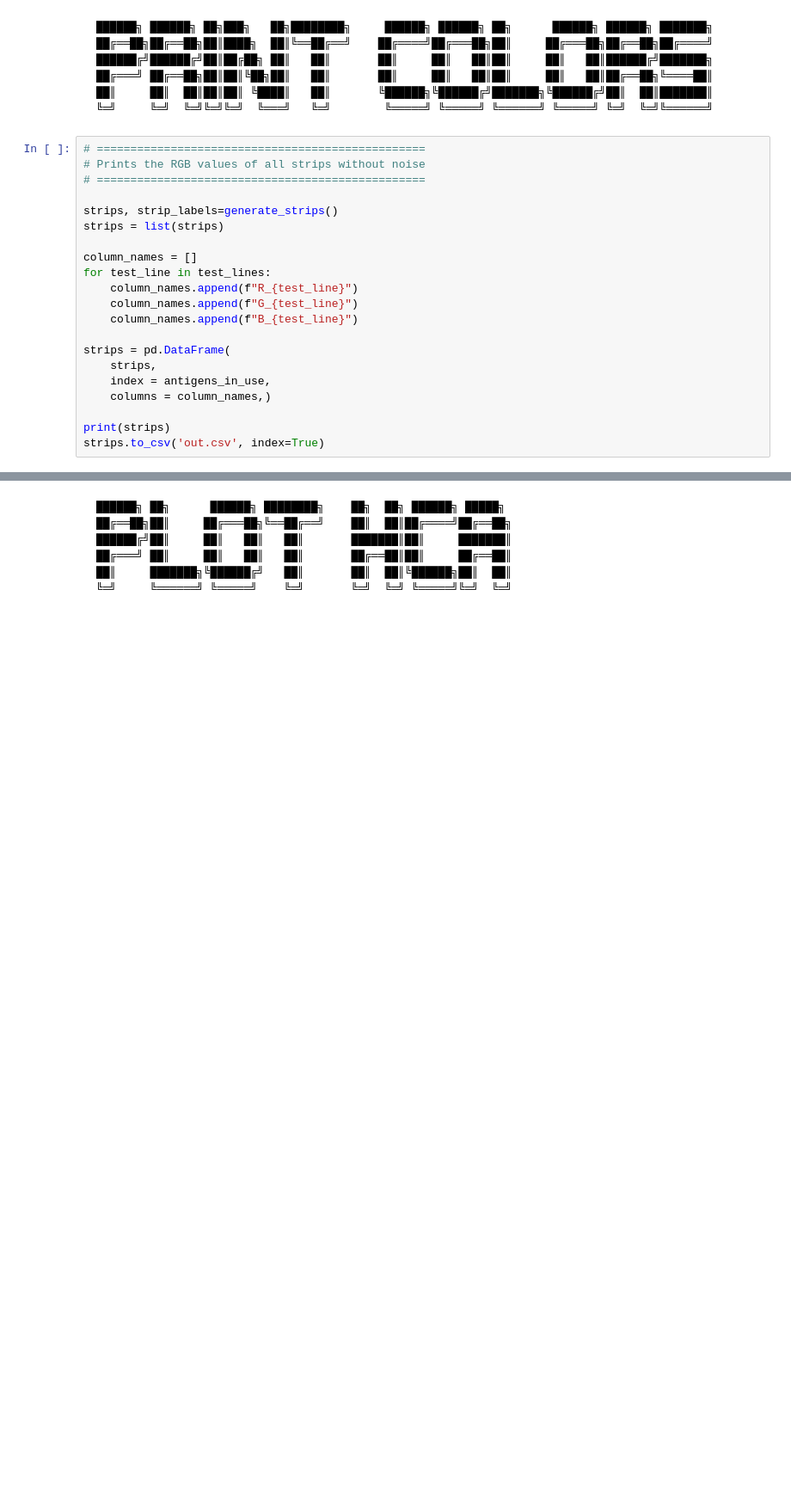
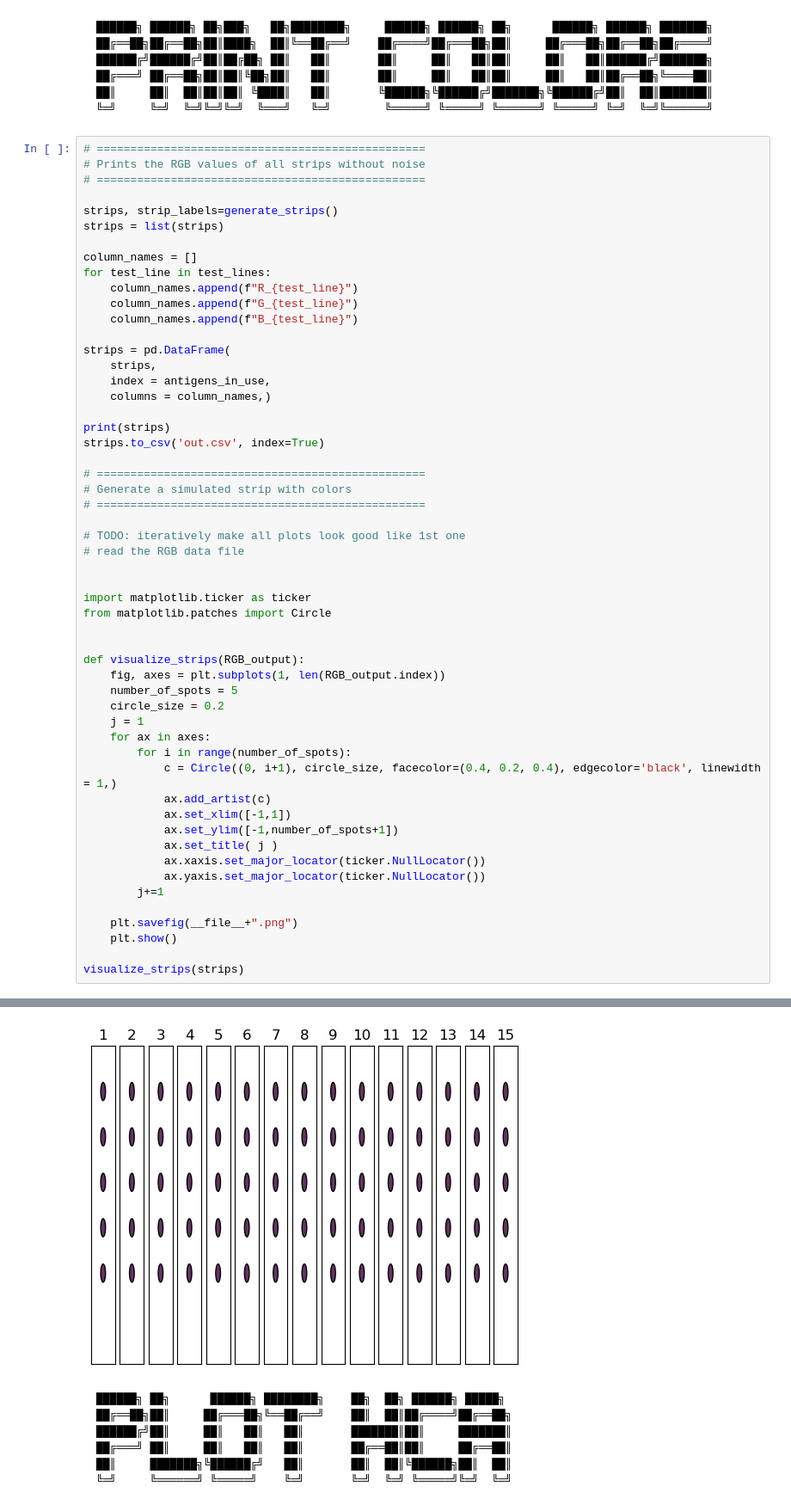
Before and after one commit to Kevin-Mathewson/Test_strip_simulator, a Jupyter notebook: make_fake_data_3.2.ipynb, the cells around one changed output, grey strips where cells are left out. Shown at 86% size. Saved outputs shown, nothing was run; the diff lists cells and outputs as text; blank space fills up the shorter version.

Commit message:
Add files via upload
 9/29/2025
# started strip visualizer

```diff
--- a/make_fake_data_3.2.ipynb
+++ b/make_fake_data_3.2.ipynb
@@ -526,6 +535,39 @@ strips = pd.DataFrame(
 
 print(strips)
 strips.to_csv('out.csv', index=True)
+
+# =================================================
+# Generate a simulated strip with colors
+# =================================================
+
+# TODO: iteratively make all plots look good like 1st one
+# read the RGB data file
+
+
+import matplotlib.ticker as ticker
+from matplotlib.patches import Circle
+
+
+def visualize_strips(RGB_output):
+    fig, axes = plt.subplots(1, len(RGB_output.index))
+    number_of_spots = 5
+    circle_size = 0.2
+    j = 1
+    for ax in axes:
+        for i in range(number_of_spots):
+            c = Circle((0, i+1), circle_size, facecolor=(0.4, 0.2, 0.4), edgecolor='black', linewidth = 1,)
+            ax.add_artist(c)
+            ax.set_xlim([-1,1])
+            ax.set_ylim([-1,number_of_spots+1])
+            ax.set_title( j )
+            ax.xaxis.set_major_locator(ticker.NullLocator())
+            ax.yaxis.set_major_locator(ticker.NullLocator())
+        j+=1
+
+    plt.savefig(__file__+".png")
+    plt.show()
+
+visualize_strips(strips)
 # %% [output]
             R_Powassan  G_Powassan  B_Powassan  R_Dengue CTK  G_Dengue CTK  \
 Control     255.000000  255.000000  255.000000    255.000000    255.000000
@@ -547,3 +590,4 @@ BAGV NS1    255.000000  255.000000  255.000000
+[figure, added]
 # %% [markdown]
     ██████╗ ██╗      ██████╗ ████████╗    ██╗  ██╗ ██████╗ █████╗
     ██╔══██╗██║     ██╔═══██╗╚══██╔══╝    ██║  ██║██╔════╝██╔══██╗
```
Also changed, not shown: parts of 7 cells of this notebook.
